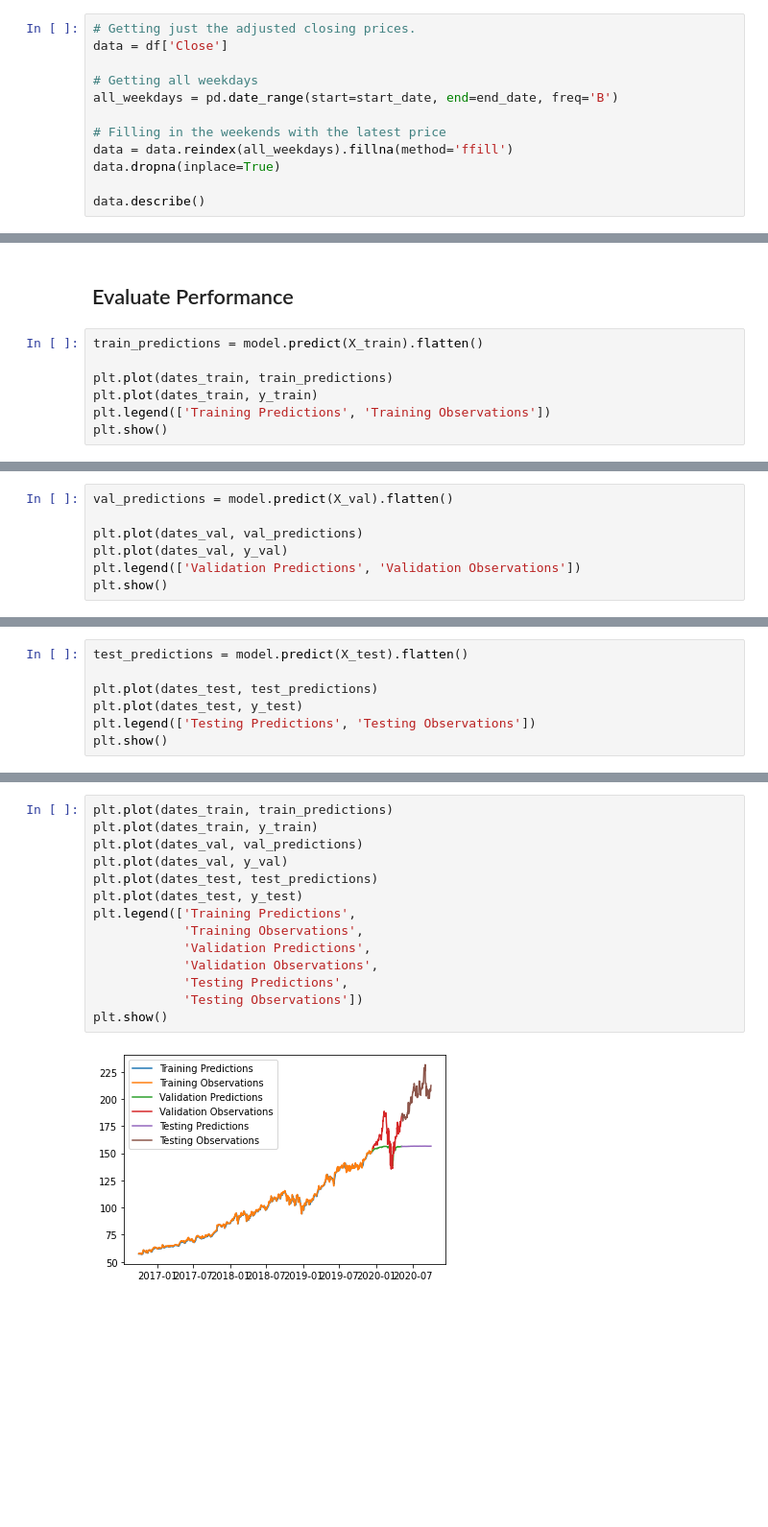
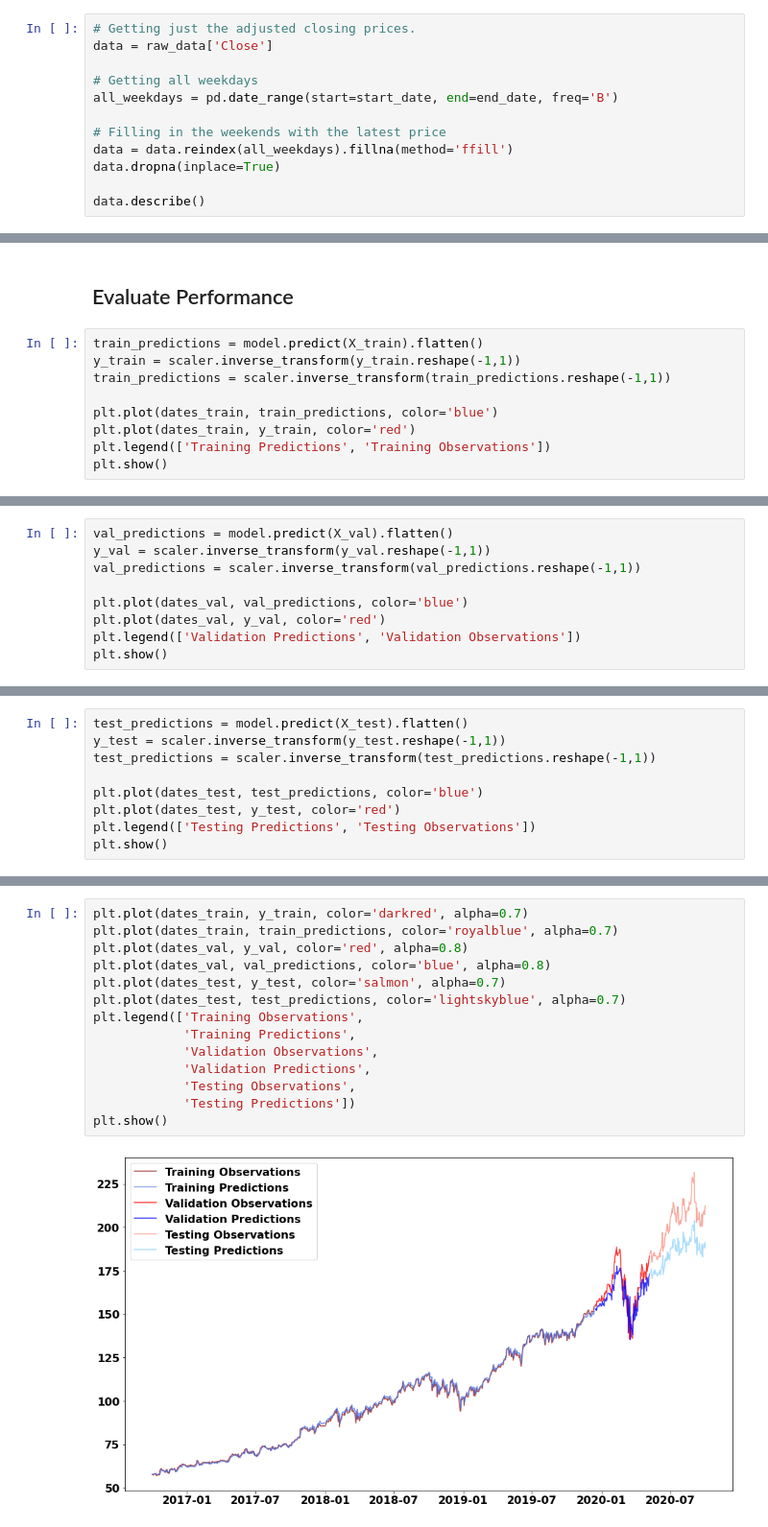
Before and after one commit to mfaldet/Stock-Evaluation, a Jupyter notebook: Stock Prediction/stock-prediction.ipynb, the cells around one changed output, grey strips where cells are left out. Shown at 96% size. Cells and saved outputs as stored; diff of their text form; blank space fills up the shorter version.

```diff
--- a/Stock Prediction/stock-prediction.ipynb
+++ b/Stock Prediction/stock-prediction.ipynb
@@ -36,7 +35,7 @@ df
 ## Explore Data
 # %%
 # Getting just the adjusted closing prices.
-data = df['Close']
+data = raw_data['Close']
 
 # Getting all weekdays
 all_weekdays = pd.date_range(start=start_date, end=end_date, freq='B')
@@ -300,9 +379,11 @@ Epoch 117/200
 ## Evaluate Performance
 # %%
 train_predictions = model.predict(X_train).flatten()
+y_train = scaler.inverse_transform(y_train.reshape(-1,1))
+train_predictions = scaler.inverse_transform(train_predictions.reshape(-1,1))
 
-plt.plot(dates_train, train_predictions)
-plt.plot(dates_train, y_train)
+plt.plot(dates_train, train_predictions, color='blue')
+plt.plot(dates_train, y_train, color='red')
 plt.legend(['Training Predictions', 'Training Observations'])
 plt.show()
 # %% [output]
@@ -311,8 +391,10 @@ plt.show()
 # %%
 val_predictions = model.predict(X_val).flatten()
+y_val = scaler.inverse_transform(y_val.reshape(-1,1))
+val_predictions = scaler.inverse_transform(val_predictions.reshape(-1,1))
 
-plt.plot(dates_val, val_predictions)
-plt.plot(dates_val, y_val)
+plt.plot(dates_val, val_predictions, color='blue')
+plt.plot(dates_val, y_val, color='red')
 plt.legend(['Validation Predictions', 'Validation Observations'])
 plt.show()
 # %% [output]
@@ -321,8 +402,10 @@ plt.show()
 # %%
 test_predictions = model.predict(X_test).flatten()
+y_test = scaler.inverse_transform(y_test.reshape(-1,1))
+test_predictions = scaler.inverse_transform(test_predictions.reshape(-1,1))
 
-plt.plot(dates_test, test_predictions)
-plt.plot(dates_test, y_test)
+plt.plot(dates_test, test_predictions, color='blue')
+plt.plot(dates_test, y_test, color='red')
 plt.legend(['Testing Predictions', 'Testing Observations'])
 plt.show()
 # %% [output]
@@ -331,16 +413,16 @@ plt.show()
 # %%
-plt.plot(dates_train, train_predictions)
-plt.plot(dates_train, y_train)
-plt.plot(dates_val, val_predictions)
-plt.plot(dates_val, y_val)
-plt.plot(dates_test, test_predictions)
-plt.plot(dates_test, y_test)
-plt.legend(['Training Predictions',
-            'Training Observations',
+plt.plot(dates_train, y_train, color='darkred', alpha=0.7)
+plt.plot(dates_train, train_predictions, color='royalblue', alpha=0.7)
+plt.plot(dates_val, y_val, color='red', alpha=0.8)
+plt.plot(dates_val, val_predictions, color='blue', alpha=0.8)
+plt.plot(dates_test, y_test, color='salmon', alpha=0.7)
+plt.plot(dates_test, test_predictions, color='lightskyblue', alpha=0.7)
+plt.legend(['Training Observations',
+            'Training Predictions',
+            'Validation Observations',
             'Validation Predictions',
-            'Validation Observations',
-            'Testing Predictions',
-            'Testing Observations'])
+            'Testing Observations',
+            'Testing Predictions'])
 plt.show()
 # %% [output]
-[figure, old version]
+[figure, new version]
```
Also changed, not shown: parts of 14 cells of this notebook.
